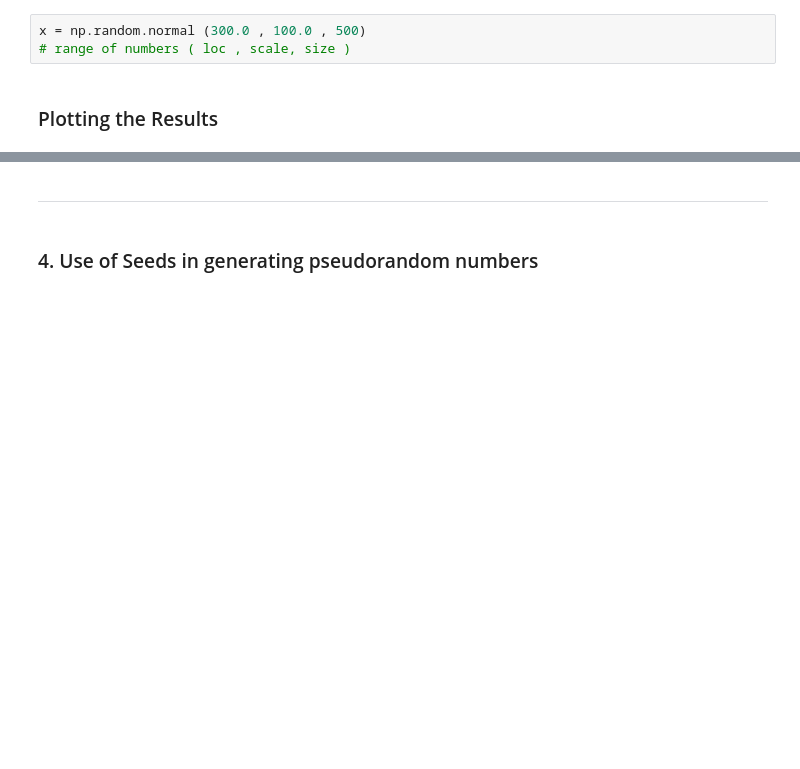
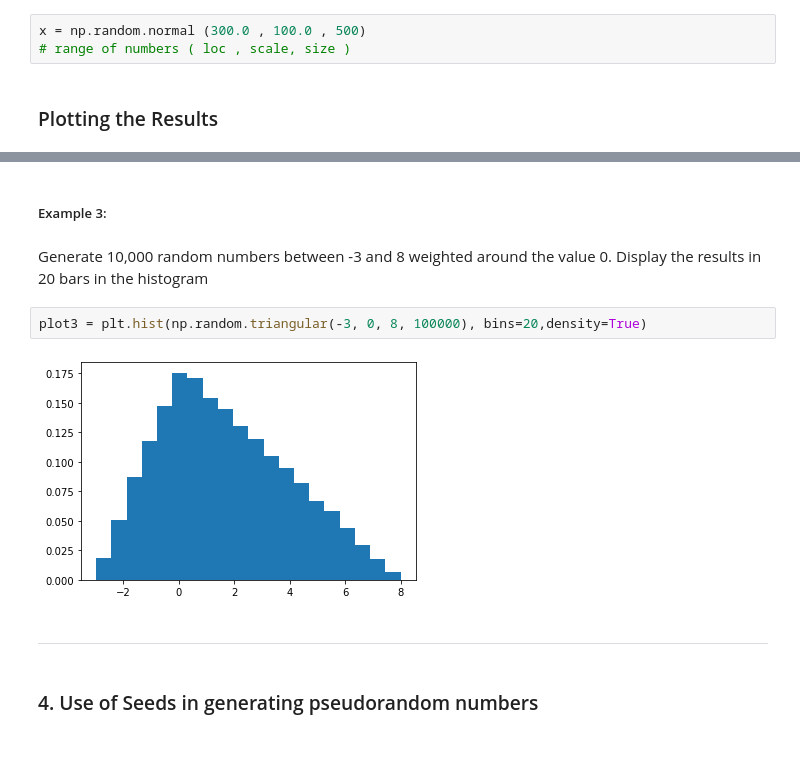
Before and after one commit to Fiona-600/Programming-for-Data-Analytics-2020-Assignment, a Jupyter notebook: Assignment-2020.ipynb, the cells around one changed output, grey strips where cells are left out. Drawn from its saved outputs; the diff is of its cells as text; blank space fills up the shorter version.

```diff
--- a/Assignment-2020.ipynb
+++ b/Assignment-2020.ipynb
@@ -311,3 +353,11 @@ plt.show ()
+# %% [markdown]
+##### Example 3:
+# %% [markdown]
+Generate 10,000 random numbers between -3 and 8 weighted around the value 0. Display the results in 20 bars in the histogram
+# %%
+plot3 = plt.hist(np.random.triangular(-3, 0, 8, 100000), bins=20,density=True)
+# %% [output]
+[figure, added]
 # %% [markdown]
 ***
 # %% [markdown]
```
Also changed, not shown: parts of 41 cells of this notebook.
